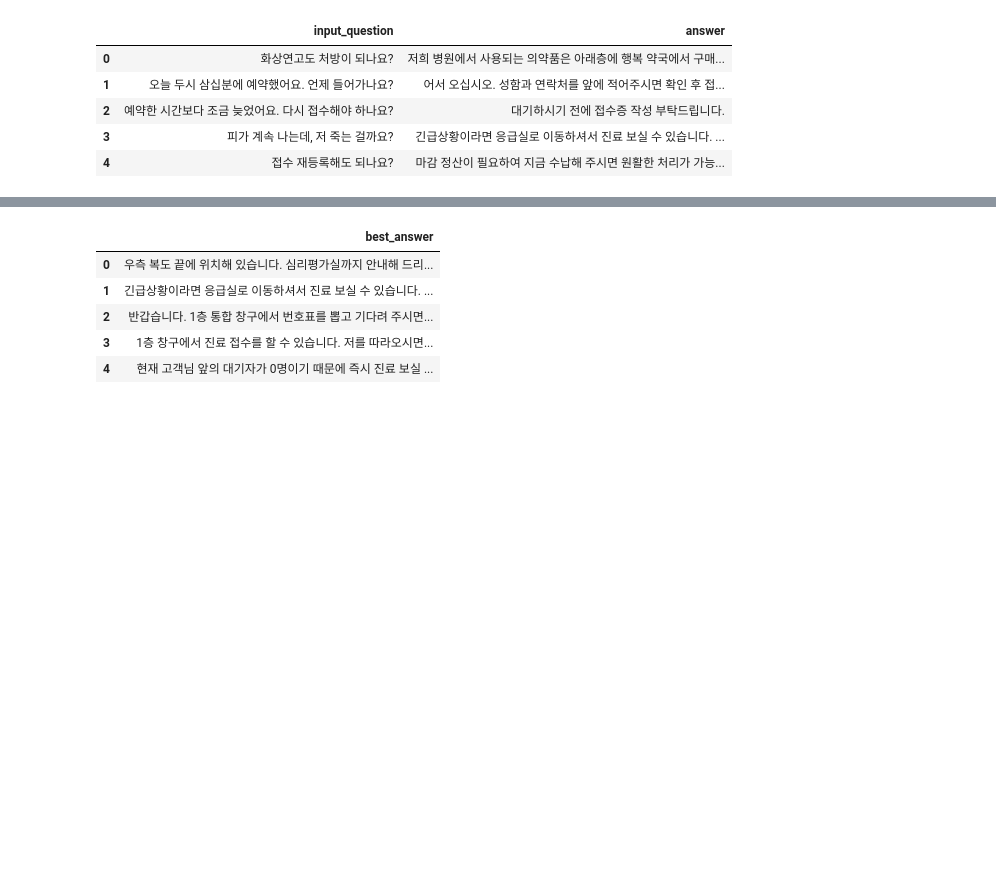
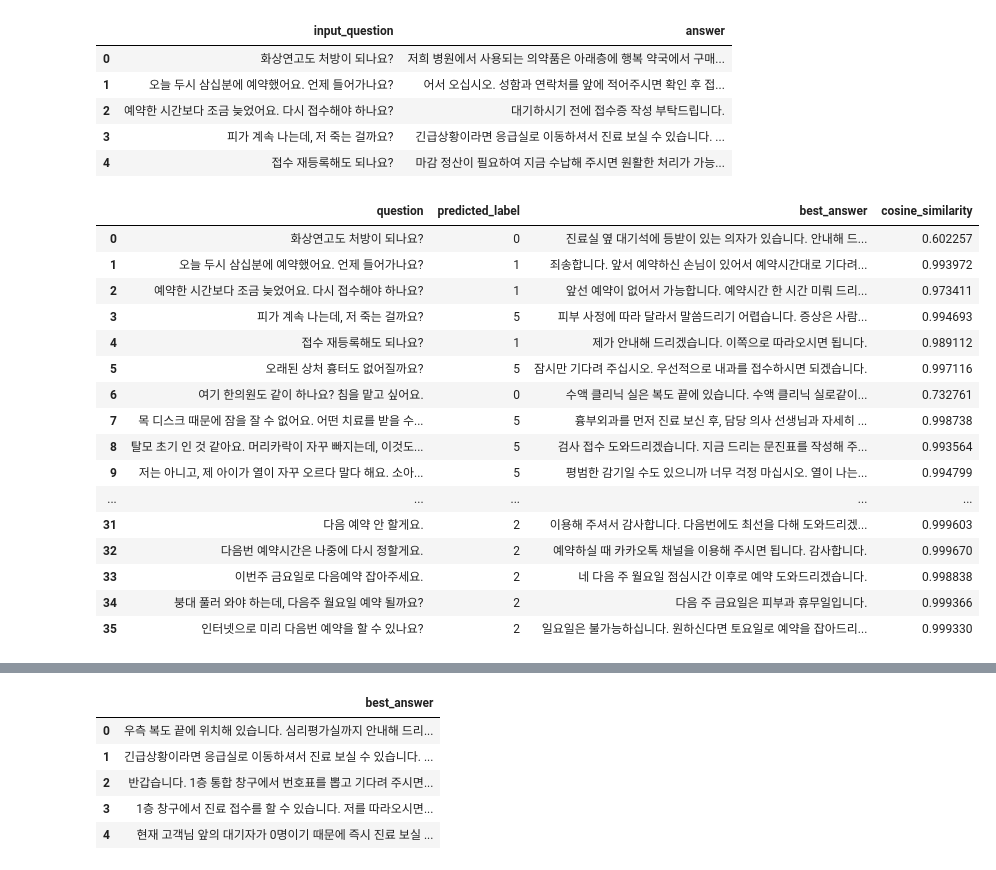
Before and after one commit to Dayeonee2/landimark_project, a Jupyter notebook: dymodeling health/result.ipynb, the cells around one changed output, grey strips where cells are left out. Cells and saved outputs as stored; diff of their text form; code cells hidden in the pictures; blank space fills up the shorter version.

```diff
--- a/dymodeling health/result.ipynb
+++ b/dymodeling health/result.ipynb
@@ -13,3 +33,23 @@ result1.head()
 | 2 | 예약한 시간보다 조금 늦었어요. 다시 접수해야 하나요? | 대기하시기 전에 접수증 작성 부탁드립니다. |
 | 3 | 피가 계속 나는데, 저 죽는 걸까요? | 긴급상황이라면 응급실로 이동하셔서 진료 보실 수 있습니다. ... |
 | 4 | 접수 재등록해도 되나요? | 마감 정산이 필요하여 지금 수납해 주시면 원활한 처리가 가능... |
+# %%
+result2
+# %% [output]
+|  | question | predicted_label | best_answer | cosine_similarity |
+| 0 | 화상연고도 처방이 되나요? | 0 | 진료실 옆 대기석에 등받이 있는 의자가 있습니다. 안내해 드... | 0.602257 |
+| 1 | 오늘 두시 삼십분에 예약했어요. 언제 들어가나요? | 1 | 죄송합니다. 앞서 예약하신 손님이 있어서 예약시간대로 기다려... | 0.993972 |
+| 2 | 예약한 시간보다 조금 늦었어요. 다시 접수해야 하나요? | 1 | 앞선 예약이 없어서 가능합니다. 예약시간 한 시간 미뤄 드리... | 0.973411 |
+| 3 | 피가 계속 나는데, 저 죽는 걸까요? | 5 | 피부 사정에 따라 달라서 말씀드리기 어렵습니다. 증상은 사람... | 0.994693 |
+| 4 | 접수 재등록해도 되나요? | 1 | 제가 안내해 드리겠습니다. 이쪽으로 따라오시면 됩니다. | 0.989112 |
+| 5 | 오래된 상처 흉터도 없어질까요? | 5 | 잠시만 기다려 주십시오. 우선적으로 내과를 접수하시면 되겠습니다. | 0.997116 |
+| 6 | 여기 한의원도 같이 하나요? 침을 맡고 싶어요. | 0 | 수액 클리닉 실은 복도 끝에 있습니다. 수액 클리닉 실로같이... | 0.732761 |
+| 7 | 목 디스크 때문에 잠을 잘 수 없어요. 어떤 치료를 받을 수... | 5 | 흉부외과를 먼저 진료 보신 후, 담당 의사 선생님과 자세히 ... | 0.998738 |
+| 8 | 탈모 초기 인 것 같아요. 머리카락이 자꾸 빠지는데, 이것도... | 5 | 검사 접수 도와드리겠습니다. 지금 드리는 문진표를 작성해 주... | 0.993564 |
+| 9 | 저는 아니고, 제 아이가 열이 자꾸 오르다 말다 해요. 소아... | 5 | 평범한 감기일 수도 있으니까 너무 걱정 마십시오. 열이 나는... | 0.994799 |
+| ... | ... | ... | ... | ... |
+| 31 | 다음 예약 안 할게요. | 2 | 이용해 주셔서 감사합니다. 다음번에도 최선을 다해 도와드리겠... | 0.999603 |
+| 32 | 다음번 예약시간은 나중에 다시 정할게요. | 2 | 예약하실 때 카카오톡 채널을 이용해 주시면 됩니다. 감사합니다. | 0.999670 |
+| 33 | 이번주 금요일로 다음예약 잡아주세요. | 2 | 네 다음 주 월요일 점심시간 이후로 예약 도와드리겠습니다. | 0.998838 |
+| 34 | 붕대 풀러 와야 하는데, 다음주 월요일 예약 될까요? | 2 | 다음 주 금요일은 피부과 휴무일입니다. | 0.999366 |
+| 35 | 인터넷으로 미리 다음번 예약을 할 수 있나요? | 2 | 일요일은 불가능하십니다. 원하신다면 토요일로 예약을 잡아드리... | 0.999330 |
```
Also changed, not shown: parts of 2 cells of this notebook, 6 other files.
